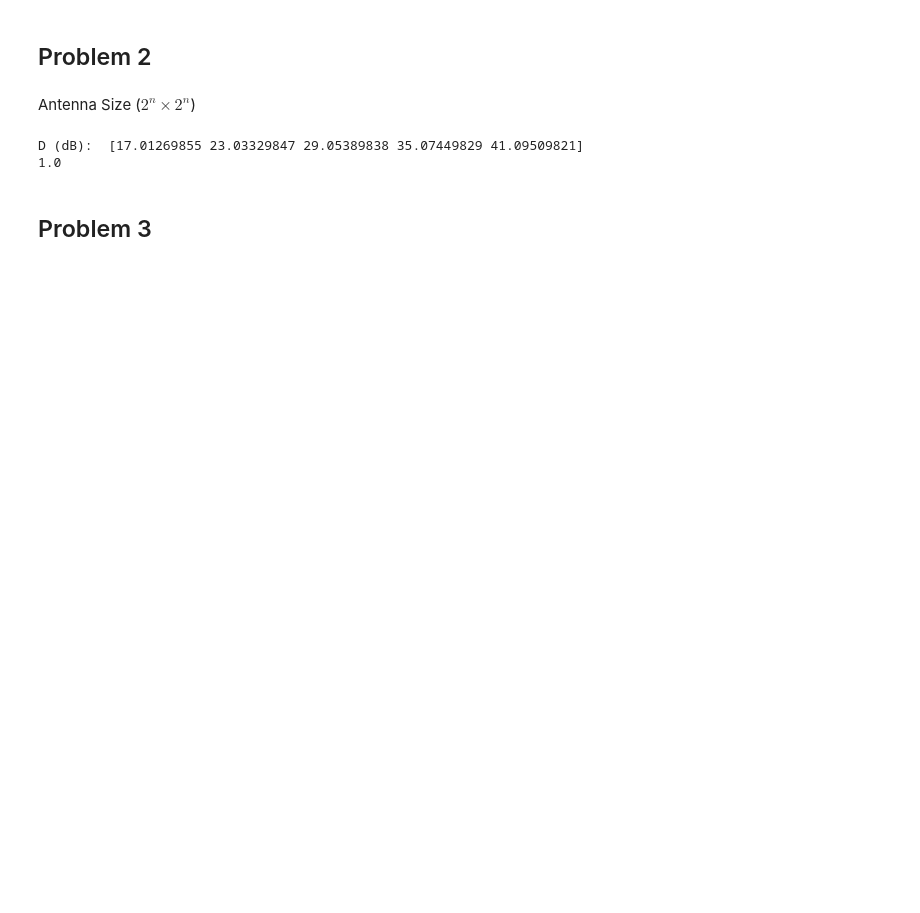
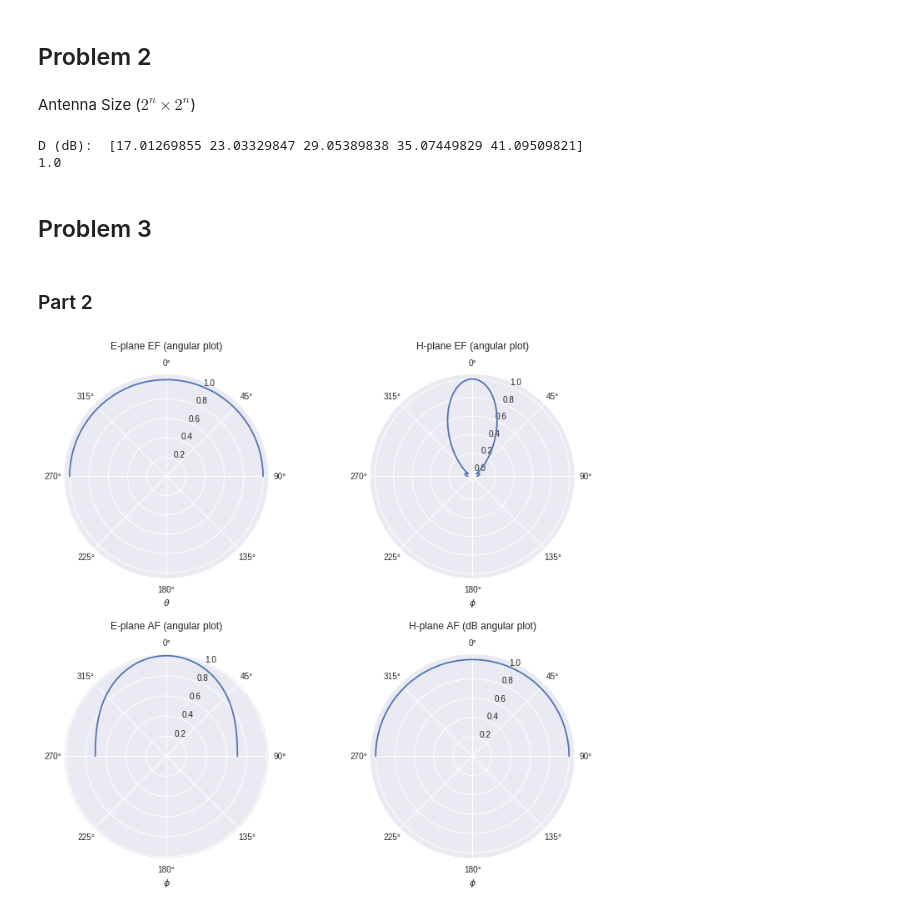
Before and after one commit to Zhaoxin-Hu/ECE222A, a Jupyter notebook: Homework_5.ipynb, the cells around one changed output. Cells and saved outputs as stored; diff of their text form; code cells hidden in the pictures; blank space fills up the shorter version.

```diff
--- a/Homework_5.ipynb
+++ b/Homework_5.ipynb
@@ -41,31 +43,43 @@ D (dB):  [17.01269855 23.03329847 29.05389838 35.07449829 41.09509821]
 1.0
 # %% [markdown]
 ## Problem 3
+# %% [markdown]
+### Part 2
 # %%
-er = 1
+er = 4
 b = 0.5/np.sqrt(er)
 a = 1.5*b
 dx = a
 dy = b
 k = 2*np.pi
 
-'''num_pts_theta = 200
+num_pts_theta = 200
 num_pts_phi = 200
 theta, phi = np.linspace(0, np.pi/2, num_pts_theta), np.linspace(0, 2*np.pi, num_pts_phi)
 theta2d, phi2d = np.meshgrid(theta, phi)
-theta2d, phi2d = np.transpose(theta2d), np.transpose(phi2d)'''
+theta2d, phi2d = np.transpose(theta2d), np.transpose(phi2d)
 # %%
 def AF_un(theta, phi):
     psiy = k*dy*np.sin(theta)*np.sin(phi)
     AFy = 1 + np.exp(1j*psiy)
     return np.abs(AFy)
 
-def EF(theta, phi):
+AF_un_max = AF_un(theta2d, phi2d).max()
+
+def AF_n(theta, phi):
+    return AF_un(theta, phi)/AF_un_max
+
+def EF_un(theta, phi):
     psix = k*dx*np.sin(theta)*np.cos(phi)
     return np.abs(np.sqrt(np.sin(phi)**2+(np.cos(theta)*np.cos(phi))**2)*np.sinc(psix/2))
 
+EF_un_max = EF_un(theta2d, phi2d).max()
+
+def EF_n(theta, phi):
+    return EF_un(theta, phi)/EF_un_max
+
 def P_un(theta, phi):
-    return (AF_un(theta, phi)*EF(theta,phi))**2
+    return (AF_un(theta, phi)*EF_un(theta,phi))**2
 
 P_un_max = P_un(theta2d, phi2d).max()
 
@@ -88,0 +91,58 @@ ax.set_xlabel(r'$\theta$')
+# %%
+scale = 'lin'
+num_pts_theta = 500
+theta = np.linspace(-np.pi/2, np.pi/2, num_pts_theta)
+
+plt.figure(figsize = (10,10))
+ax = plt.subplot(221, projection='polar')
+ax.set_theta_offset(np.pi/2)
+ax.set_theta_direction(-1)
+if scale == 'lin':
+    ax.plot(theta, (EF_n(theta, np.pi/2)))
+else:
+    ax.plot(theta, 20*np.log10(EF_n(theta, np.pi/2)))
+    ax.set_rmax(0)
+    ax.set_rmin(-30)
+ax.set_title(r'E-plane EF (angular plot)', y=1.1)
+ax.set_xlabel(r'$\theta$')
+
+ax = plt.subplot(222, projection='polar')
+ax.set_theta_offset(np.pi/2)
+ax.set_theta_direction(-1)
+if scale == 'lin':
+    ax.plot(theta, (EF_n(theta, 0)))
+else:
+    ax.plot(theta, 20*np.log10(EF_n(theta, 0)))
+    ax.set_rmax(0)
+    ax.set_rmin(-30)
+ax.set_title(r'H-plane EF (angular plot)', y=1.1)
+ax.set_xlabel(r'$\phi$')
+
+ax = plt.subplot(223, projection='polar')
+ax.set_theta_offset(np.pi/2)
+ax.set_theta_direction(-1)
+if scale == 'lin':
+    ax.plot(theta, (AF_n(theta, np.pi/2)))
+else:
+    ax.plot(theta, 20*np.log10(AF_n(theta, np.pi/2)))
+    ax.set_rmax(0)
+    ax.set_rmin(-30)
+ax.set_title(r'E-plane AF (angular plot)', y=1.1)
+ax.set_xlabel(r'$\phi$')
+
+ax = plt.subplot(224, projection='polar')
+ax.set_theta_offset(np.pi/2)
+ax.set_theta_direction(-1)
+if scale == 'lin':
+    ax.plot(theta, (AF_n(theta, 0)))
+else:
+    ax.plot(theta, 20*np.log10(AF_n(theta, 0)))
+    ax.set_rmax(0)
+    ax.set_rmin(-30)
+ax.set_title(r'H-plane AF (dB angular plot)', y=1.1)
+ax.set_xlabel(r'$\phi$')
+
+plt.subplots_adjust(top=0.92, bottom=0.08, left=0.10, right=0.95, hspace=0.25,
+                    wspace=0.5)
+# %% [output]
+[figure, added]
```
Also changed, not shown: parts of 9 cells of this notebook.
